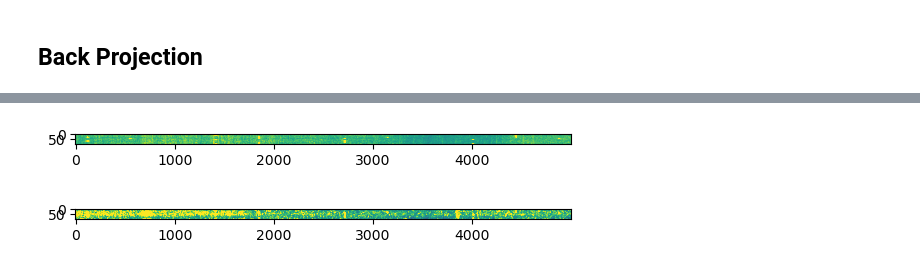
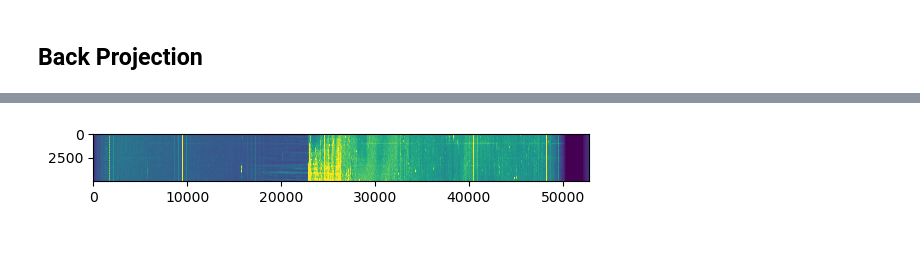
Before and after one commit to AndrewPlayer3/sar_processing, a Jupyter notebook: nisar_level0/nisar-eval.ipynb, the cells around one changed output, grey strips where cells are left out. Cells and saved outputs as stored; diff of their text form; code cells hidden in the pictures; blank space fills up the shorter version.

```diff
--- a/nisar_level0/nisar-eval.ipynb
+++ b/nisar_level0/nisar-eval.ipynb
@@ -118,7 +119,7 @@ reference_1 *= (1 / chirp_len) * np.sqrt(range_bandwidth / sample_rate)
 # %%
 decoded = np.pad(decoded, ((0, 0), (0, 2 * chirp_len)))
 # %%
-rc_subset = ifftshift(ifft(fft(decoded) * np.conj(reference_1), axis=1)[:, :num_rng], 1)
+rc_subset = ifftshift(ifft(fft(decoded) * np.conj(reference_1), axis=1)[:, chirp_len:num_rng+chirp_len], 1)
 # %%
 # %matplotlib qt
 %matplotlib inline
@@ -326,11 +498,15 @@ grid = radar_to_map_coords(start_az_index, end_az_index, slant_ranges, packet_ti
 # %%
 import time
 
-start_az_index = 70000
-end_az_index = 70100
+pos_interp = sp.interpolate.interp1d(times, positions, axis=0)
+vel_interp = sp.interpolate.interp1d(times, velocities, axis=0)
+packet_times = np.asarray(product['science']['LSAR']['RRSD']['swaths']['frequencyA']['txH']['UTCtime'])
+
+start_az_index = 75000
+end_az_index = 80000
 
 start_time = time.time()
-grid = radar_to_map_coords(start_az_index, end_az_index, slant_ranges, packet_times, dem_interp, pos_interp, vel_interp)
+grid = radar_to_map_coords(start_az_index, end_az_index, slant_ranges, packet_times, interp, pos_interp, vel_interp, max_iters=25)
 end_time = time.time()
 
 print(f'rdr2geo to {end_time-start_time}s for {end_az_index-start_az_index} azimuth lines.')
@@ -451,14 +656,12 @@ focused = back_project(interped_signals, delays, center_freq)
 # %%
 # %matplotlib qt
 %matplotlib inline
-plt.imshow(np.abs(rc_subset[:100, num_rng // 2:5000 + num_rng // 2]), vmin=0, vmax=3)
+plt.imshow(np.abs(rc_subset[:end_az_index-start_az_index, :]), vmin=0, vmax=3)
 plt.show()
 # %% [output]
-[figure, old version]
+[figure, new version]
 # %%
-# %matplotlib qt
-%matplotlib inline
-plt.imshow(np.abs(focused[:, num_rng // 2:5000 + num_rng // 2]), vmin=0, vmax=10)
+%matplotlib qt
+# %matplotlib inline
+plt.imshow(np.abs(focused[:, :]), vmin=0, vmax=90)
 plt.show()
-# %% [output]
-[figure, removed]
```
Also changed, not shown: parts of 28 cells of this notebook.
